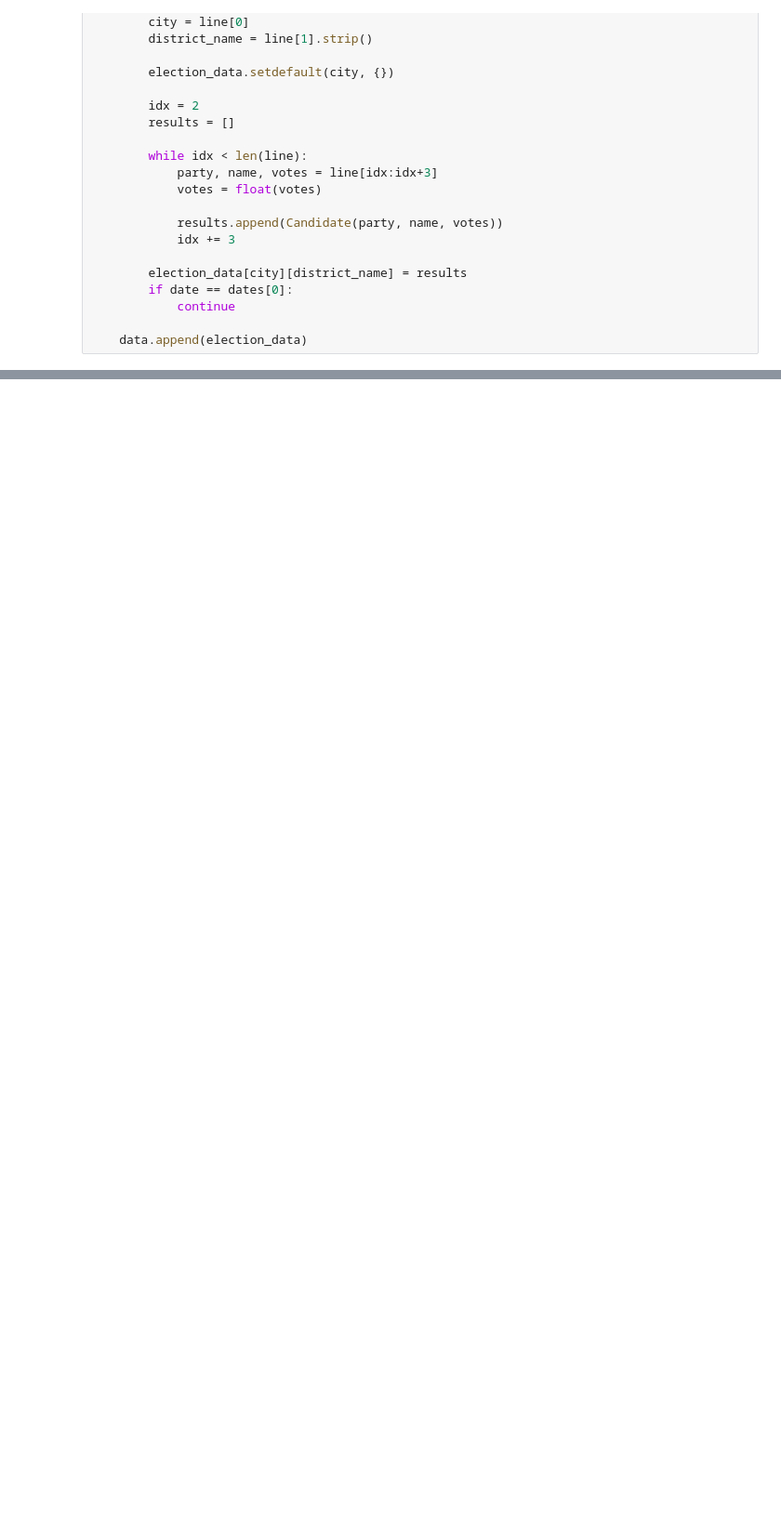
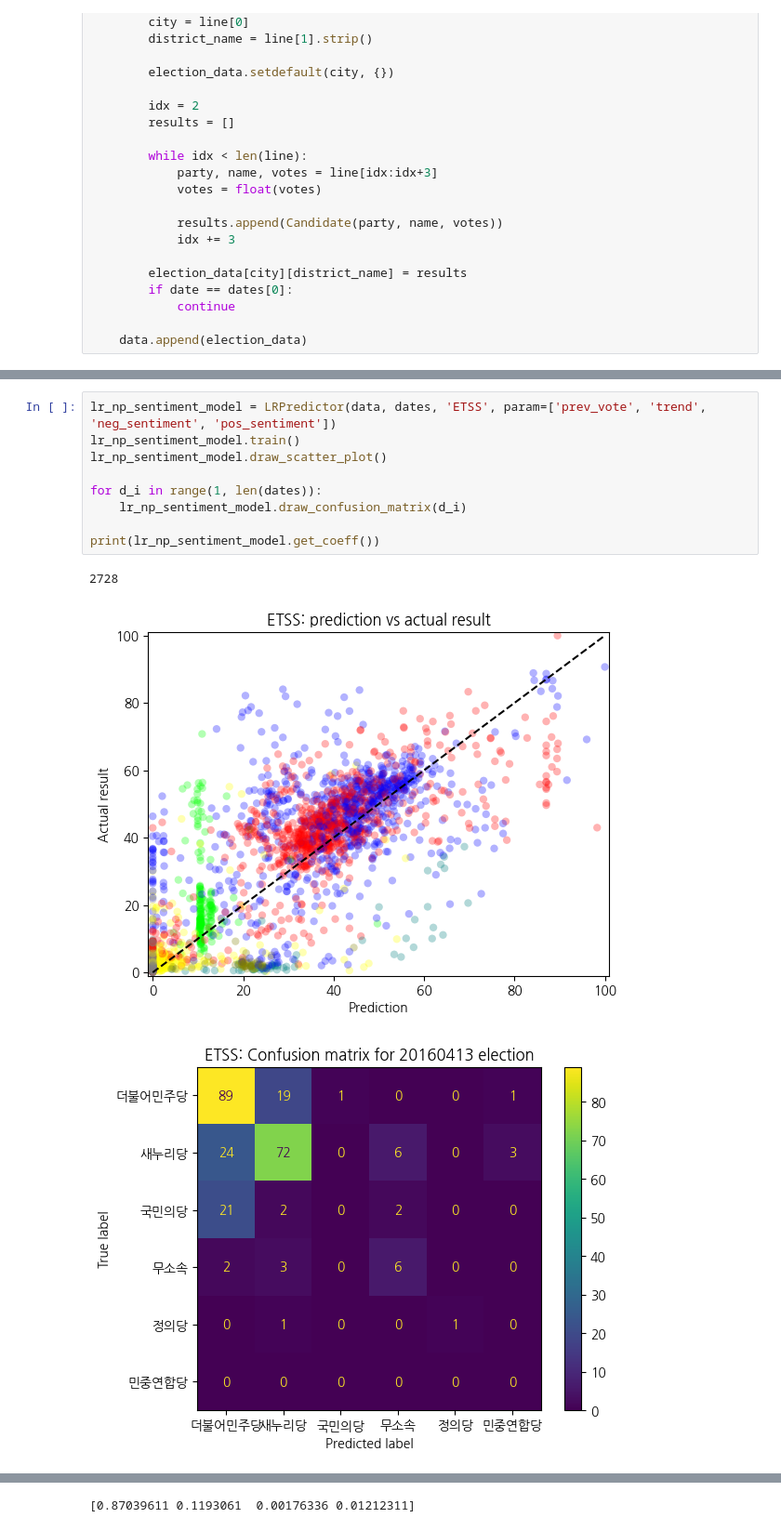
Before and after one commit to BarkNMeow/K-GEPMo, a Jupyter notebook: main.ipynb, the cells around one changed output, grey strips where cells are left out. Shown at 93% size. Drawn from its saved outputs; the diff is of its cells as text; blank space fills up the shorter version.

```diff
--- a/main.ipynb
+++ b/main.ipynb
@@ -388,0 +98,13 @@ plt.scatter(X, Y, c=colors, alpha=0.3, edgecolors='none')
+# %%
+lr_np_sentiment_model = LRPredictor(data, dates, 'ETSS', param=['prev_vote', 'trend', 'neg_sentiment', 'pos_sentiment'])
+lr_np_sentiment_model.train()
+lr_np_sentiment_model.draw_scatter_plot()
+
+for d_i in range(1, len(dates)):
+    lr_np_sentiment_model.draw_confusion_matrix(d_i)
+
+print(lr_np_sentiment_model.get_coeff())
+# %% [output]
+2728
+[figure, added]
+[figure, added]
@@ -388,0 +113 @@ plt.scatter(X, Y, c=colors, alpha=0.3, edgecolors='none')
+[0.87039611 0.1193061  0.00176336 0.01212311]
```
Also changed, not shown: parts of 17 cells of this notebook, 4 other files.
